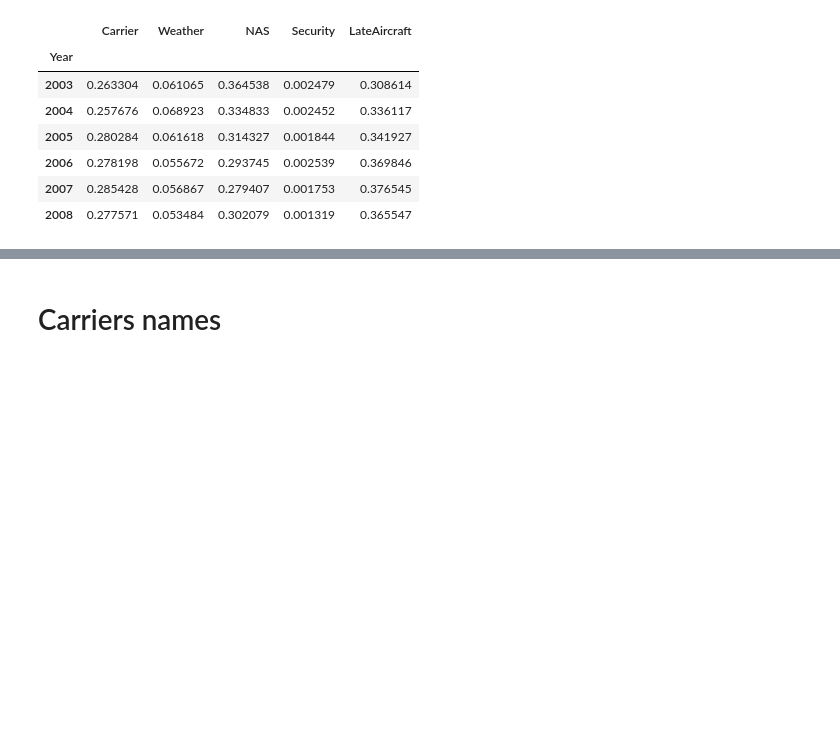
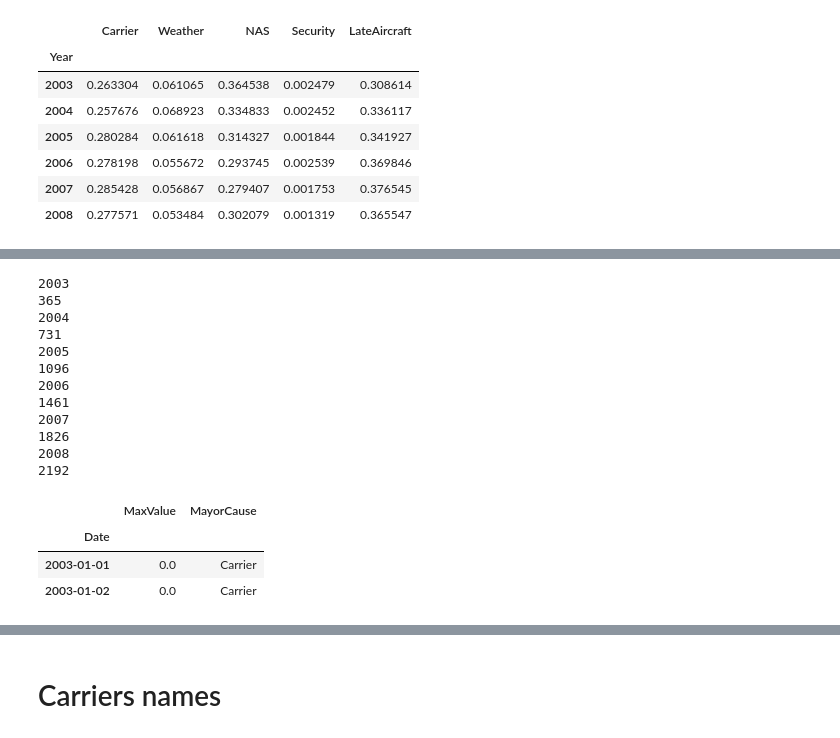
Before and after one commit to albhub/Udacity-NanoDegree-P6, a Jupyter notebook: Flights.ipynb, the cells around one changed output, grey strips where cells are left out. Saved outputs shown, nothing was run; the diff lists cells and outputs as text; code cells hidden in the pictures; blank space fills up the shorter version.

```diff
--- a/Flights.ipynb
+++ b/Flights.ipynb
@@ -293,0 +308,42 @@ KeyError: "['OtherDelay'] not in index"
+# %%
+dfDateFinal = pd.DataFrame()
+for kyear in range(2003,2009):
+    print(kyear)
+    df = df_origs[kyear]
+    df = addDate(df)
+
+    def top(x):
+        x.set_index('Date', inplace=True)
+        df = pd.DataFrame({'MayorCause':[],'MaxValue':[]})
+        df.index.name='Date'
+        df.loc[x.index.values[0],['MayorCause']] = x.sum().nlargest(1).index.tolist()[0]
+        df.loc[x.index.values[0],['MaxValue']] = x.sum().nlargest(1).values
+        return df
+
+    dfDate = df[["Date"]+delaycols]
+    dfDate.columns = [ i.replace("Delay","") for i in dfDate.columns]
+    dfDate = dfDate.groupby('Date').apply(top).reset_index(level=1, drop=True).reset_index()
+    dfDate.set_index("Date", inplace=True)
+    #dfDate.to_csv("data/04-Date_FlightsDelayCauses.csv")
+    #dfDate.head()
+    dfDateFinal = pd.concat([dfDateFinal,dfDate], axis=0)
+    print (len(dfDateFinal))
+
+dfDateFinal.tail(2)
+# %% [output]
+2003
+365
+2004
+731
+2005
+1096
+2006
+1461
+2007
+1826
+2008
+2192
+|  | MaxValue | MayorCause |
+| Date |  |  |
+| 2003-01-01 | 0.0 | Carrier |
+| 2003-01-02 | 0.0 | Carrier |
```
Also changed, not shown: parts of 12 cells of this notebook, 5 other files.
